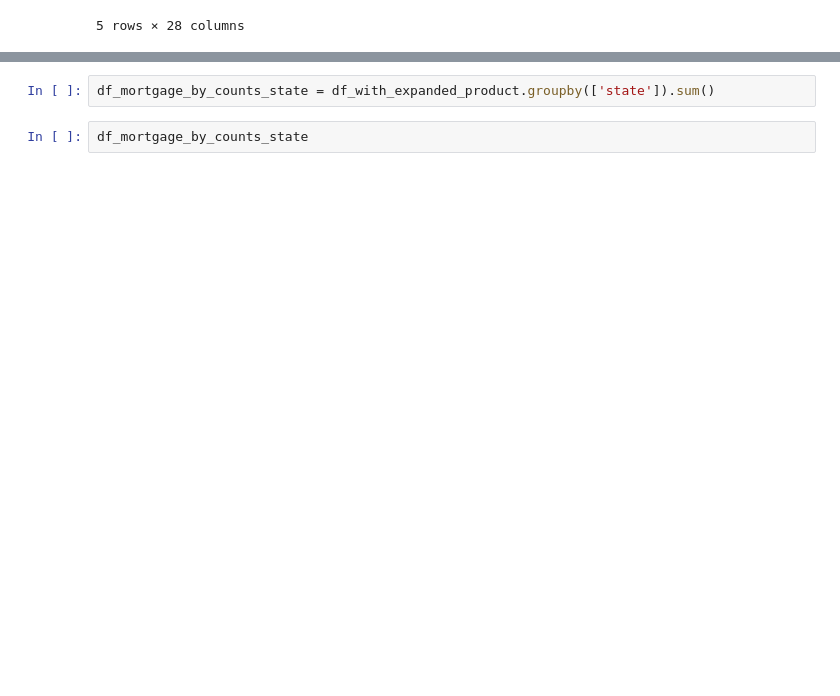
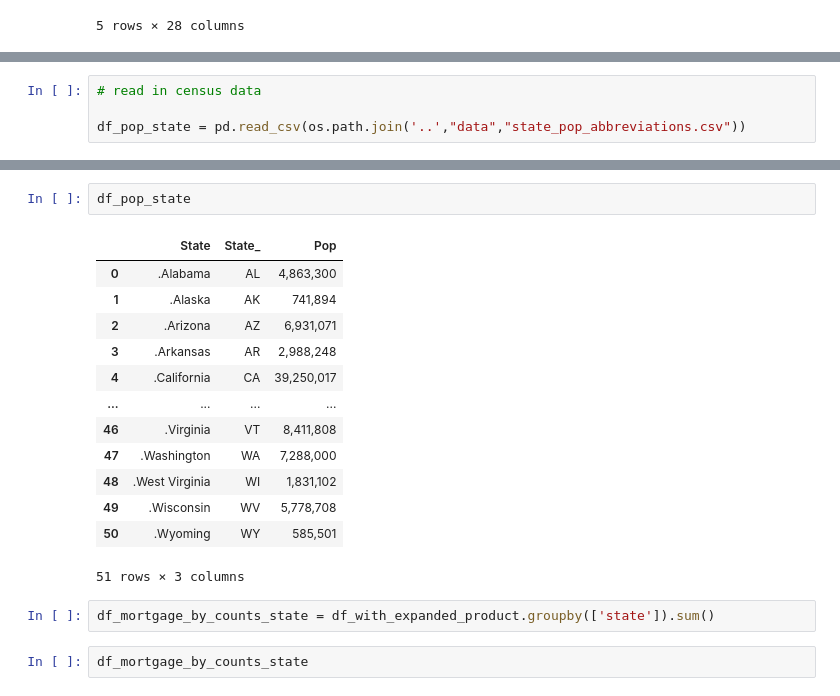
Before and after one commit to Alannna/DS-SF-34, a Jupyter notebook: final-project/2/Final-Project-Mortgages.ipynb, the cells around one changed output, grey strips where cells are left out. Cells and saved outputs as stored; diff of their text form; blank space fills up the shorter version.

Commit message:
final project - data from census

```diff
--- a/final-project/2/Final-Project-Mortgages.ipynb
+++ b/final-project/2/Final-Project-Mortgages.ipynb
@@ -126,0 +114,4 @@ df_mortgage_counts_state.plot(kind = "bar")
+# %%
+# read in census data
+
+df_pop_state = pd.read_csv(os.path.join('..',"data","state_pop_abbreviations.csv"))
@@ -127,3 +127,19 @@ df_mortgage_counts_state.plot(kind = "bar")
+# %%
+df_pop_state
+# %% [output]
+|  | State | State_ | Pop |
+| 0 | .Alabama | AL | 4,863,300 |
+| 1 | .Alaska | AK | 741,894 |
+| 2 | .Arizona | AZ | 6,931,071 |
+| 3 | .Arkansas | AR | 2,988,248 |
+| 4 | .California | CA | 39,250,017 |
+| ... | ... | ... | ... |
+| 46 | .Virginia | VT | 8,411,808 |
+| 47 | .Washington | WA | 7,288,000 |
+| 48 | .West Virginia | WI | 1,831,102 |
+| 49 | .Wisconsin | WV | 5,778,708 |
+| 50 | .Wyoming | WY | 585,501 |
+51 rows × 3 columns
 # %%
 df_mortgage_by_counts_state = df_with_expanded_product.groupby(['state']).sum()
 # %%
```
Also changed, not shown: parts of 37 cells of this notebook, 1 other file.
